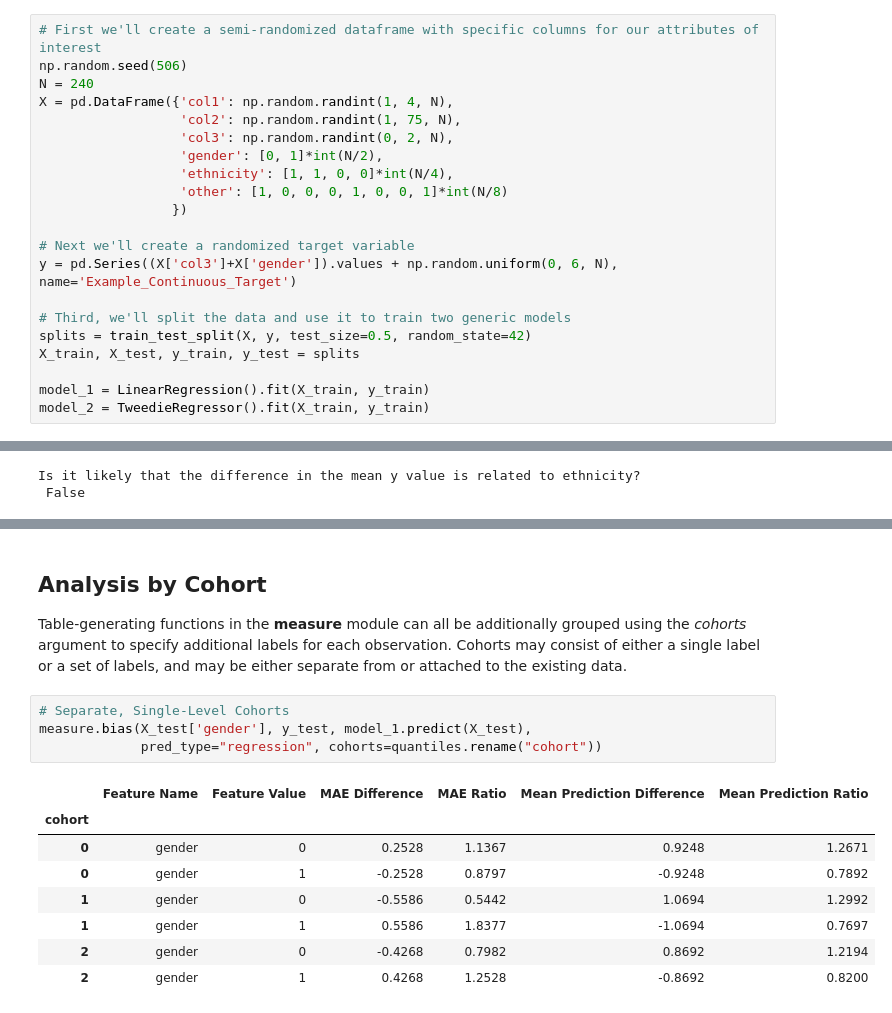
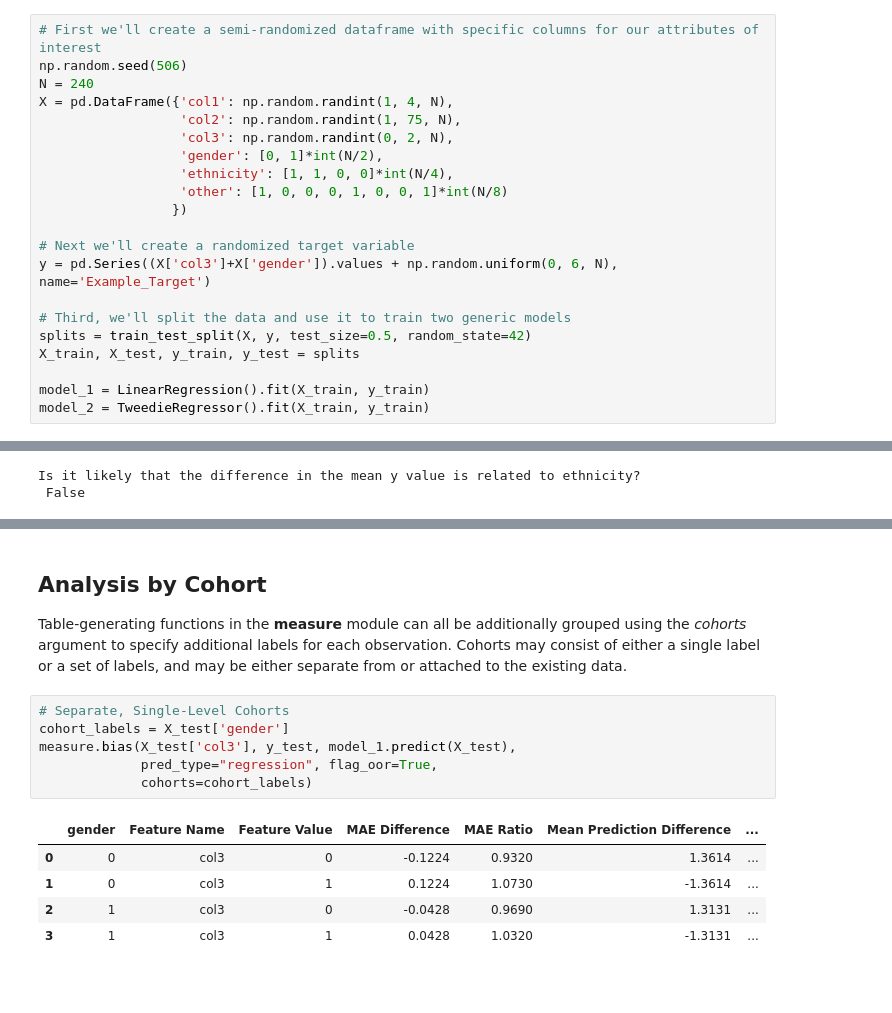
Before and after one commit to KenSciResearch/fairMLHealth, a Jupyter notebook: examples_and_tutorials/Example-ToolUsage_Regression.ipynb, the cells around one changed output, grey strips where cells are left out. Saved outputs shown, nothing was run; the diff lists cells and outputs as text; blank space fills up the shorter version.

```diff
--- a/examples_and_tutorials/Example-ToolUsage_Regression.ipynb
+++ b/examples_and_tutorials/Example-ToolUsage_Regression.ipynb
@@ -26,7 +26,7 @@ X = pd.DataFrame({'col1': np.random.randint(1, 4, N),
                  })
 
 # Next we'll create a randomized target variable
-y = pd.Series((X['col3']+X['gender']).values + np.random.uniform(0, 6, N), name='Example_Continuous_Target')
+y = pd.Series((X['col3']+X['gender']).values + np.random.uniform(0, 6, N), name='Example_Target')
 
 # Third, we'll split the data and use it to train two generic models
 splits = train_test_split(X, y, test_size=0.5, random_state=42)
@@ -276,20 +285,19 @@ plt.show()
 # %% [markdown]
-## Analysis by Cohort
+## <a name="cohort"></a>Analysis by Cohort
 
 Table-generating functions in the **measure** module can all be additionally grouped using the *cohorts* argument to specify additional labels for each observation. Cohorts may consist of either a single label or a set of labels, and may be either separate from or attached to the existing data.
 # %%
 # Separate, Single-Level Cohorts
-measure.bias(X_test['gender'], y_test, model_1.predict(X_test),
-             pred_type="regression", cohorts=quantiles.rename("cohort"))
+cohort_labels = X_test['gender']
+measure.bias(X_test['col3'], y_test, model_1.predict(X_test),
+             pred_type="regression", flag_oor=True,
+             cohorts=cohort_labels)
 # %% [output]
-|  | Feature Name | Feature Value | MAE Difference | MAE Ratio | Mean Prediction Difference | Mean Prediction Ratio |
-| cohort |  |  |  |  |  |  |
-| 0 | gender | 0 | 0.2528 | 1.1367 | 0.9248 | 1.2671 |
-| 0 | gender | 1 | -0.2528 | 0.8797 | -0.9248 | 0.7892 |
-| 1 | gender | 0 | -0.5586 | 0.5442 | 1.0694 | 1.2992 |
-| 1 | gender | 1 | 0.5586 | 1.8377 | -1.0694 | 0.7697 |
-| 2 | gender | 0 | -0.4268 | 0.7982 | 0.8692 | 1.2194 |
-| 2 | gender | 1 | 0.4268 | 1.2528 | -0.8692 | 0.8200 |
+|  | gender | Feature Name | Feature Value | MAE Difference | MAE Ratio | Mean Prediction Difference | ... |
+| 0 | 0 | col3 | 0 | -0.1224 | 0.9320 | 1.3614 | ... |
+| 1 | 0 | col3 | 1 | 0.1224 | 1.0730 | -1.3614 | ... |
+| 2 | 1 | col3 | 0 | -0.0428 | 0.9690 | 1.3131 | ... |
+| 3 | 1 | col3 | 1 | 0.0428 | 1.0320 | -1.3131 | ... |
 # %%
 ## Multi-Level Cohorts for the Data table
 measure.data(X=X_test[['col3']], Y=y_test, cohorts=X_test[['gender', 'ethnicity']])
```
Also changed, not shown: parts of 29 cells of this notebook.
